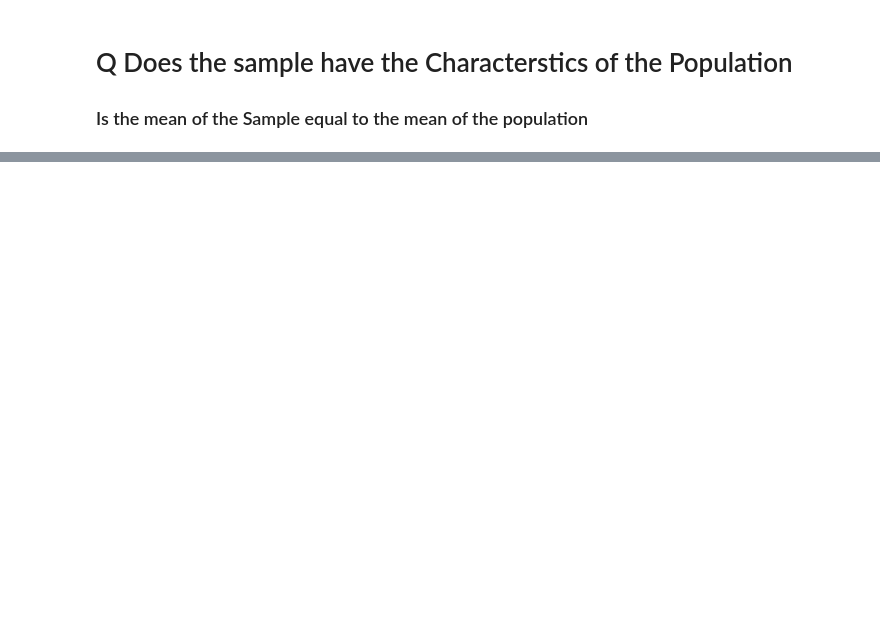
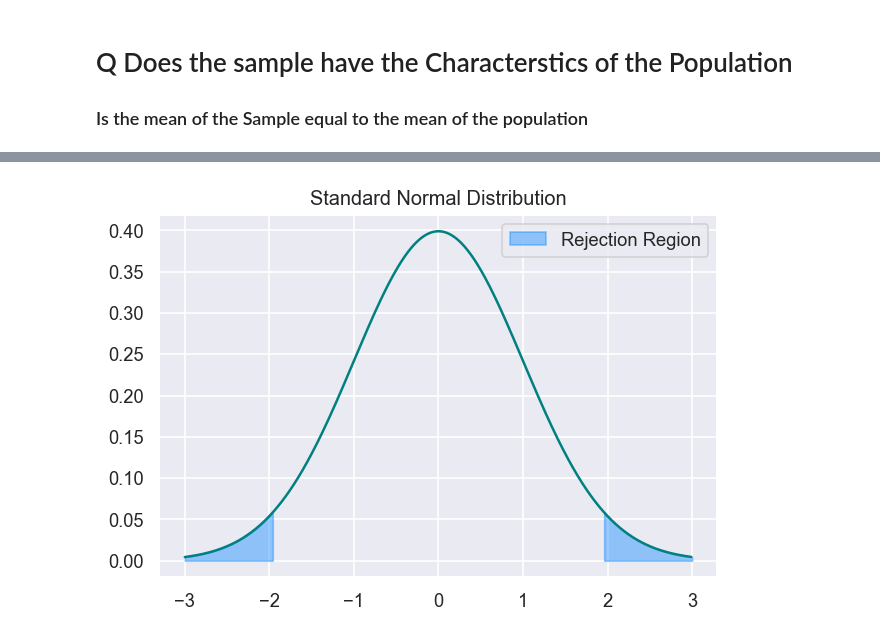
Before and after one commit to BharathC15/NielitChennai, a Jupyter notebook: python/hypothesisTesting/ztest.ipynb, the cells around one changed output, grey strips where cells are left out. Cells and saved outputs as stored; diff of their text form; code cells hidden in the pictures; blank space fills up the shorter version.

```diff
--- a/python/hypothesisTesting/ztest.ipynb
+++ b/python/hypothesisTesting/ztest.ipynb
@@ -119,0 +114,18 @@ plt.show()
+# %%
+xshade_l=np.arange(-3,zcritical_l,0.01)
+yshade_l=norm.pdf(x=xshade_l)
+
+xshade_r=np.arange(zcritical_u,3,0.01)
+yshade_r=norm.pdf(x=xshade_r)
+# %%
+x=np.arange(-3,3,0.01)
+y=norm.pdf(x=x)
+plt.figure(dpi=120)
+sns.lineplot(x=x,y=y,color='teal')
+plt.fill_between(xshade_l,yshade_l, alpha=0.45, color='dodgerblue',label="Rejection Region")
+plt.fill_between(xshade_r,yshade_r, alpha=0.45, color='dodgerblue')
+plt.title("Standard Normal Distribution")
+plt.legend()
+plt.show()
+# %% [output]
+[figure, added]
```
Also changed, not shown: parts of 28 cells of this notebook, 5 other files.
